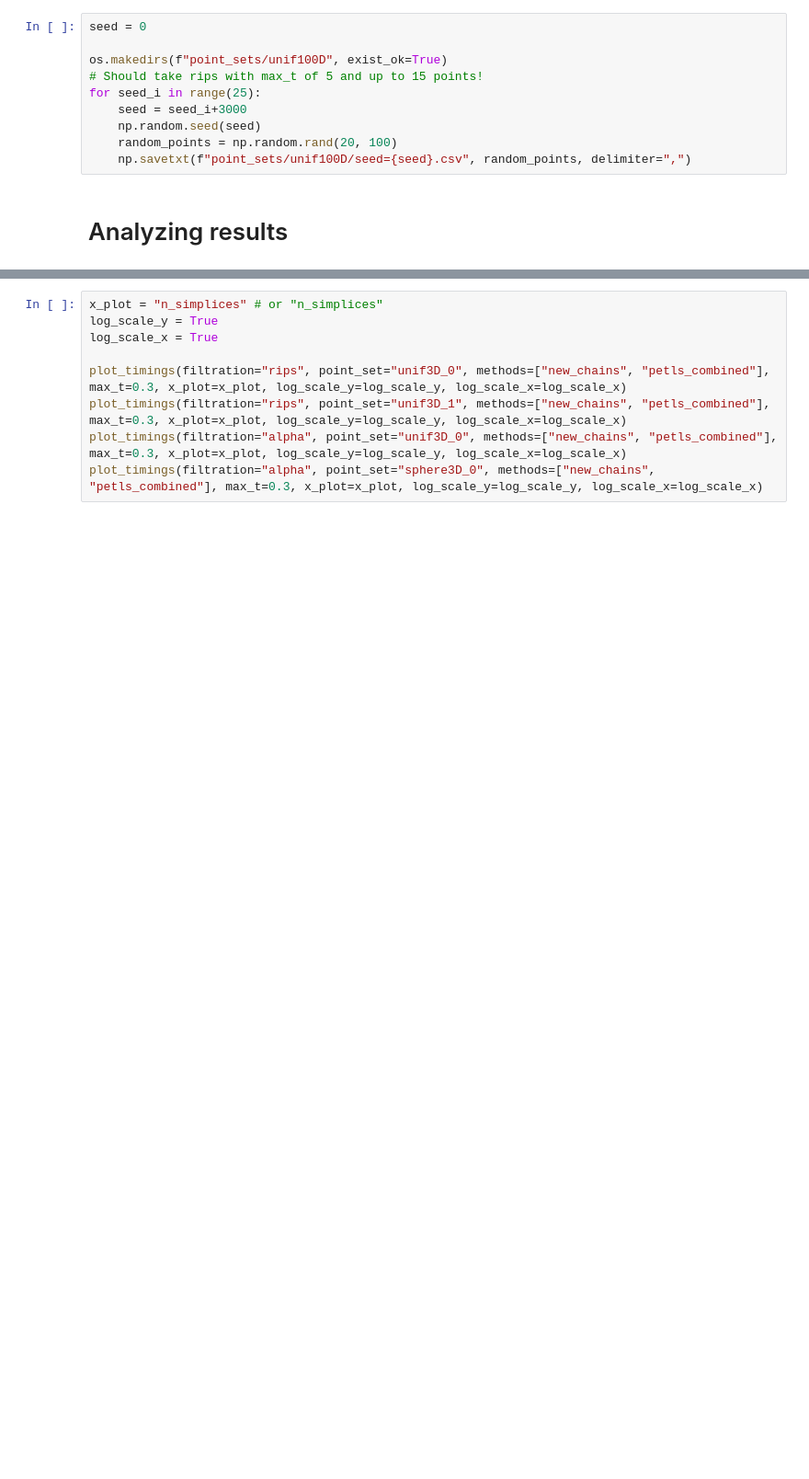
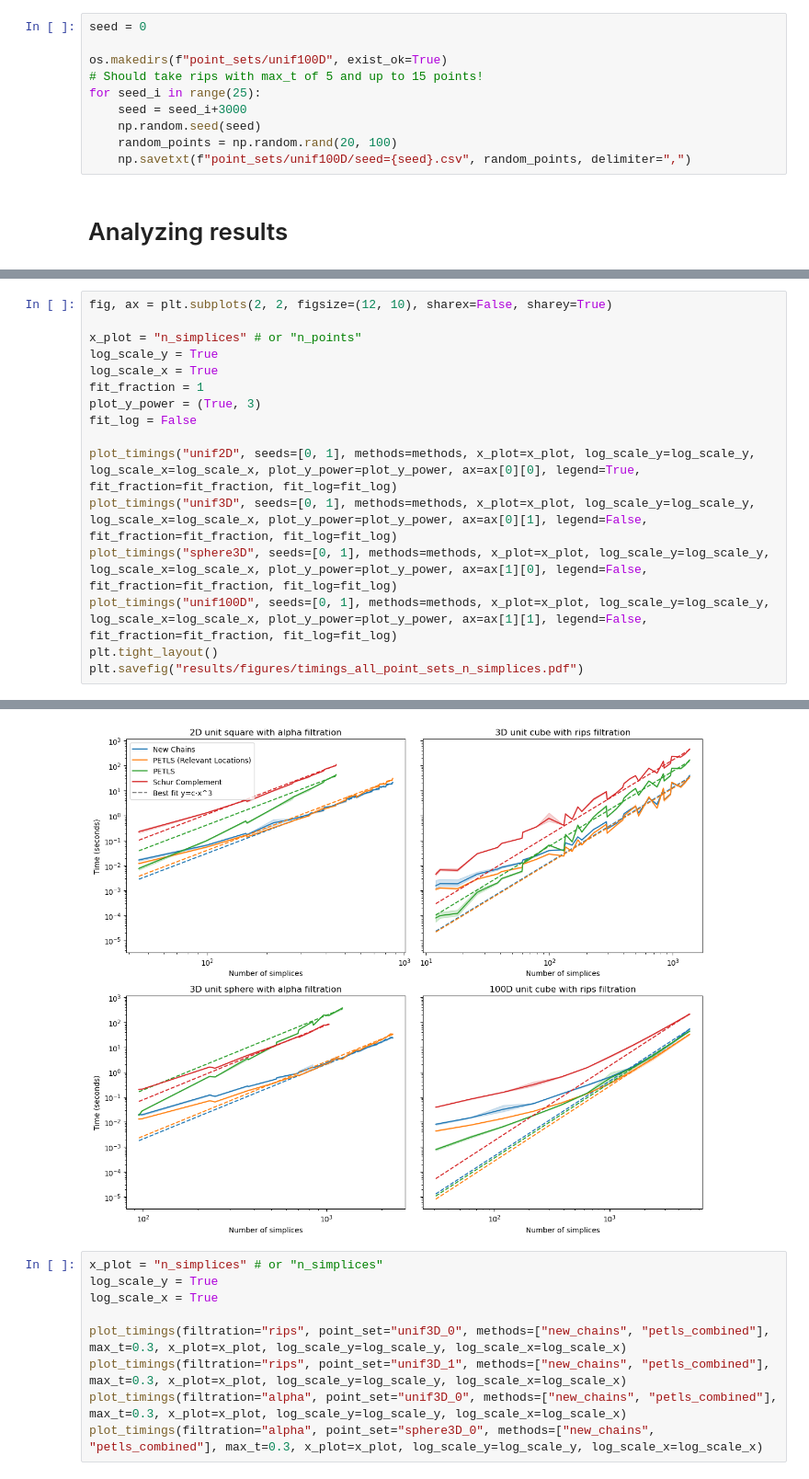
Before and after one commit to siroj99/NewPersistentChains, a Jupyter notebook: test_cases.ipynb, the cells around one changed output, grey strips where cells are left out. Shown at 92% size. Saved outputs shown, nothing was run; the diff lists cells and outputs as text; blank space fills up the shorter version.

```diff
--- a/test_cases.ipynb
+++ b/test_cases.ipynb
@@ -114,0 +208,17 @@ plot_timings(filtration, point_set, methods, max_t, x_plot)
+# %%
+fig, ax = plt.subplots(2, 2, figsize=(12, 10), sharex=False, sharey=True)
+
+x_plot = "n_simplices" # or "n_points"
+log_scale_y = True
+log_scale_x = True
+fit_fraction = 1
+plot_y_power = (True, 3)
+fit_log = False
+
+plot_timings("unif2D", seeds=[0, 1], methods=methods, x_plot=x_plot, log_scale_y=log_scale_y, log_scale_x=log_scale_x, plot_y_power=plot_y_power, ax=ax[0][0], legend=True, fit_fraction=fit_fraction, fit_log=fit_log)
+plot_timings("unif3D", seeds=[0, 1], methods=methods, x_plot=x_plot, log_scale_y=log_scale_y, log_scale_x=log_scale_x, plot_y_power=plot_y_power, ax=ax[0][1], legend=False, fit_fraction=fit_fraction, fit_log=fit_log)
+plot_timings("sphere3D", seeds=[0, 1], methods=methods, x_plot=x_plot, log_scale_y=log_scale_y, log_scale_x=log_scale_x, plot_y_power=plot_y_power, ax=ax[1][0], legend=False, fit_fraction=fit_fraction, fit_log=fit_log)
+plot_timings("unif100D", seeds=[0, 1], methods=methods, x_plot=x_plot, log_scale_y=log_scale_y, log_scale_x=log_scale_x, plot_y_power=plot_y_power, ax=ax[1][1], legend=False, fit_fraction=fit_fraction, fit_log=fit_log)
+plt.tight_layout()
+plt.savefig("results/figures/timings_all_point_sets_n_simplices.pdf")
+# %% [output]
@@ -115,3 +241,4 @@ plot_timings(filtration, point_set, methods, max_t, x_plot)
+[figure, added]
 # %%
 x_plot = "n_simplices" # or "n_simplices"
 log_scale_y = True
```
Also changed, not shown: parts of 4 cells of this notebook, 4 other files.
